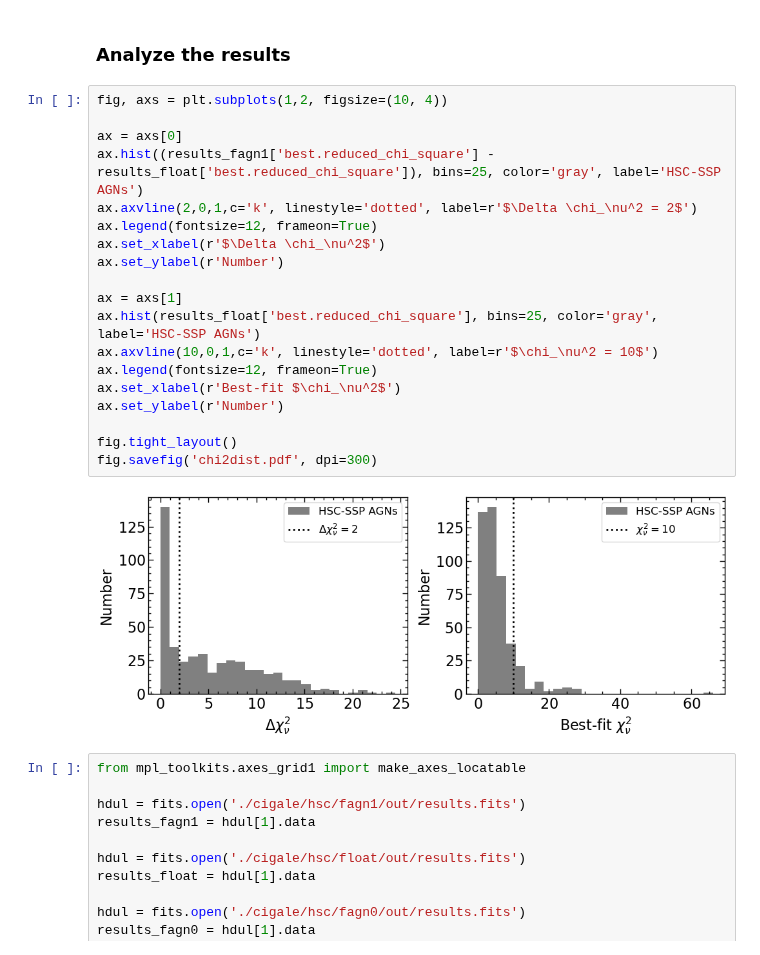
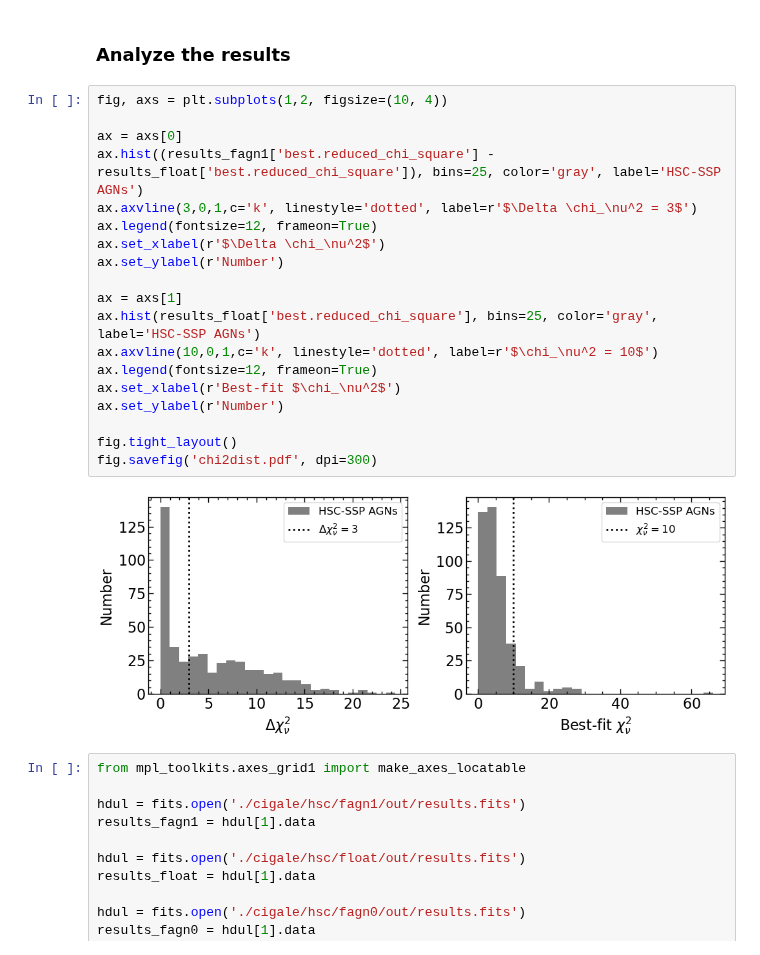
Before and after one commit to Chisen-Lupus/dwarf_agn_cosmos, a Jupyter notebook: hsc-ssp_sed.ipynb, the cells around one changed output. Drawn from its saved outputs; the diff is of its cells as text.

```diff
--- a/hsc-ssp_sed.ipynb
+++ b/hsc-ssp_sed.ipynb
@@ -408,24 +408,24 @@ f_agn 0.8
 # %%
 fig, axs = plt.subplots(1,2, figsize=(10, 4))
 
 ax = axs[0]
 ax.hist((results_fagn1['best.reduced_chi_square'] - results_float['best.reduced_chi_square']), bins=25, color='gray', label='HSC-SSP AGNs')
-ax.axvline(2,0,1,c='k', linestyle='dotted', label=r'$\Delta \chi_\nu^2 = 2$')
+ax.axvline(3,0,1,c='k', linestyle='dotted', label=r'$\Delta \chi_\nu^2 = 3$')
 ax.legend(fontsize=12, frameon=True)
 ax.set_xlabel(r'$\Delta \chi_\nu^2$')
 ax.set_ylabel(r'Number')
 
 ax = axs[1]
 ax.hist(results_float['best.reduced_chi_square'], bins=25, color='gray', label='HSC-SSP AGNs')
 ax.axvline(10,0,1,c='k', linestyle='dotted', label=r'$\chi_\nu^2 = 10$')
 ax.legend(fontsize=12, frameon=True)
 ax.set_xlabel(r'Best-fit $\chi_\nu^2$')
 ax.set_ylabel(r'Number')
 
 fig.tight_layout()
 fig.savefig('chi2dist.pdf', dpi=300)
 # %% [output]
-[figure, old version]
+[figure, new version]
 # %%
 from mpl_toolkits.axes_grid1 import make_axes_locatable
 
```
